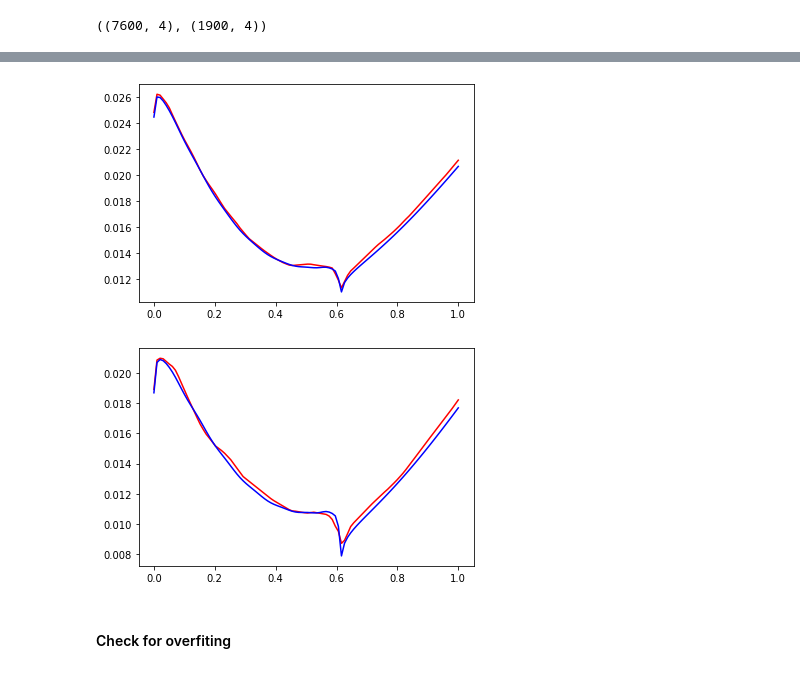
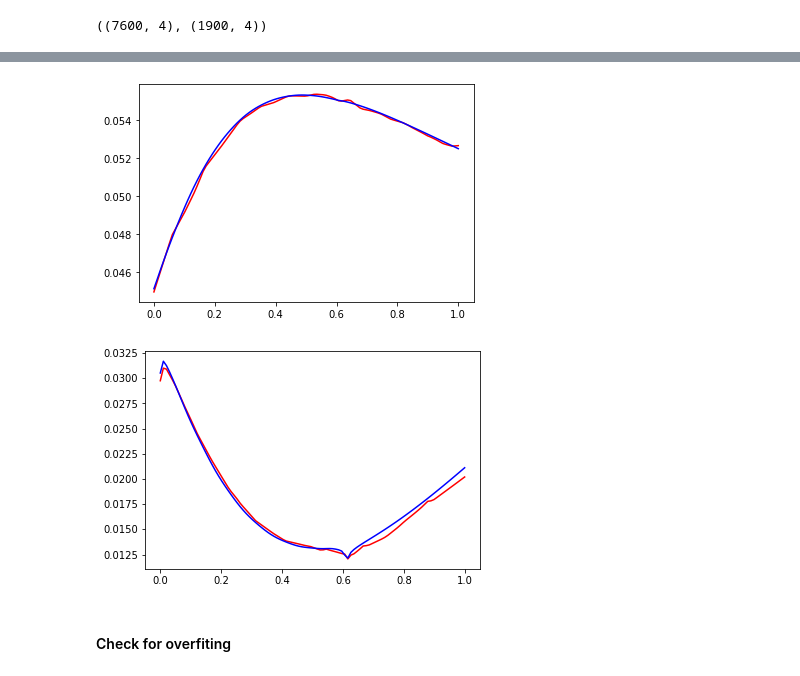
Before and after one commit to Nanometrisis/Nanomet_project_2021, a Jupyter notebook: Nanomet_processing_and_modeling.ipynb, the cells around one changed output, grey strips where cells are left out. Saved outputs shown, nothing was run; the diff lists cells and outputs as text; code cells hidden in the pictures.

```diff
--- a/Nanomet_processing_and_modeling.ipynb
+++ b/Nanomet_processing_and_modeling.ipynb
@@ -207,15 +215,14 @@ def get_model(n_inputs, n_outputs):
 # %%
-
 n_inputs, n_outputs = X_train.shape[1],1
 model = get_model(n_inputs, n_outputs)
 
 # fit model
-model.fit(X_train, y_train, verbose=1, epochs=2000)
+model.fit(X_train, y_train, verbose=0, epochs=2000)
 
 # evaluate model on test set
-mae = model.evaluate(X_train, y_train, verbose=0)
-#mae = model.evaluate(X_test, y_test, verbose=0)
-pred= model.predict(X_test,y_test)
+#mae = model.evaluate(X_train, y_train, verbose=0)
+mae = model.evaluate(X_test, y_test, verbose=1)
+pred= model.predict(X_test)
 
 plt.figure(figsize=(9,7))
 plt.scatter(pred,y_test,alpha=0.6,s=3)
@@ -252,23 +243,25 @@ ValueError: The truth value of a Series is ambiguous. Use a.empty, a.bool(), a.i
 # %%
-df_helout = df3[df3['Simulation index'] == 38]
+df_helout = df3[df3['Simulation index'] == 76]
 
 pre_heldout= model.predict(df_helout.drop(['Simulation index', 'Reflectance'], axis=1))
 
 plt.plot(df_helout['wavelength'], pre_heldout, 'r') # plotting t, a separately
+
 plt.plot(df_helout['wavelength'], df_helout['Reflectance'], 'b') # plotting t, b separately
+
 plt.show()
 # %% [output]
-[figure, old version]
+[figure, new version]
 # %%
-df_helout = df3[df3['Simulation index'] == 39]
 
+df_helout = df3[df3['Simulation index'] == 41]
 pre_heldout= model.predict(df_helout.drop(['Simulation index', 'Reflectance'], axis=1))
 
 plt.plot(df_helout['wavelength'], pre_heldout, 'r') # plotting t, a separately
 plt.plot(df_helout['wavelength'], df_helout['Reflectance'], 'b') # plotting t, b separately
 plt.show()
 # %% [output]
-[figure, old version]
+[figure, new version]
 # %% [markdown]
 #### Check for overfiting
 # %%
```
Also changed, not shown: parts of 5 cells of this notebook.
